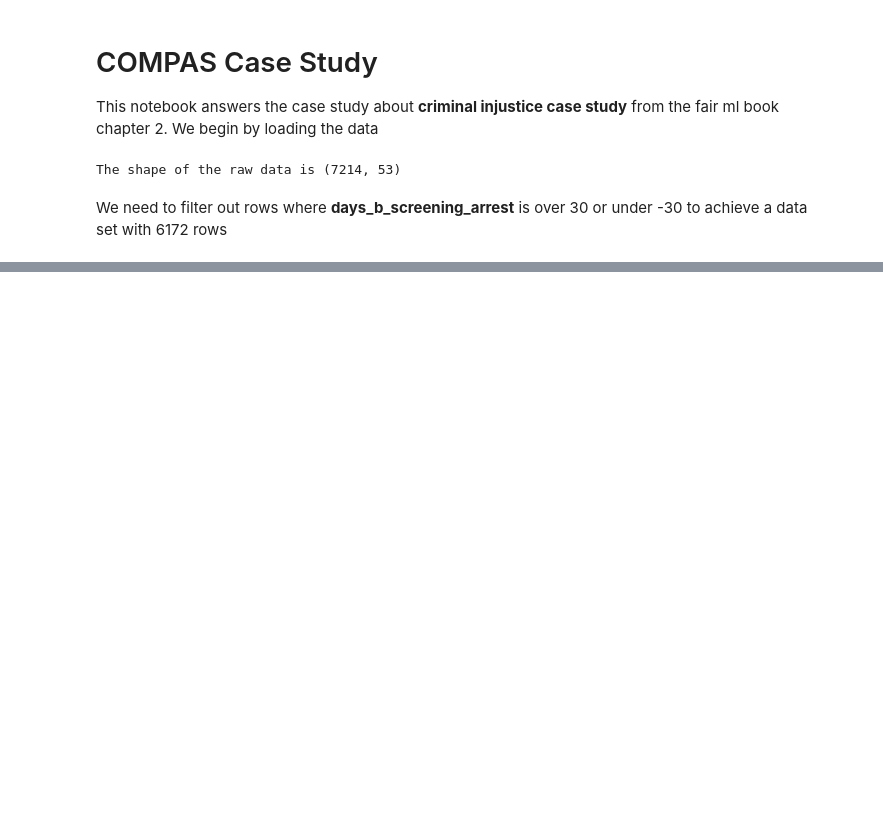
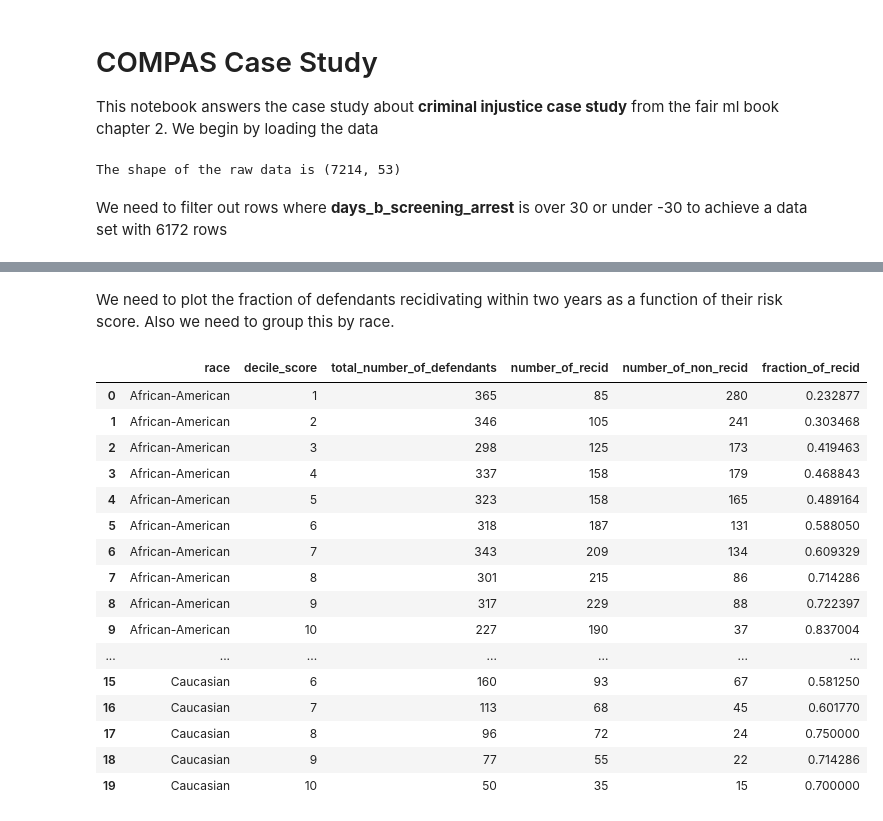
Before and after one commit to elisabethzinck/Fairness-oriented-interpretability-of-predictive-algorithms, a Jupyter notebook: src/random/compas-exercise-fairmlbook.ipynb, the cells around one changed output, grey strips where cells are left out. Drawn from its saved outputs; the diff is of its cells as text; code cells hidden in the pictures; blank space fills up the shorter version.

```diff
--- a/src/random/compas-exercise-fairmlbook.ipynb
+++ b/src/random/compas-exercise-fairmlbook.ipynb
@@ -39,0 +34,26 @@ compas.loc[(compas['two_year_recid']==1)].filter()
+# %% [markdown]
+We need to plot the fraction of defendants recidivating within two years as a function of their risk score. Also we need to group this by race.
+# %%
+compas_grouped = compas_subset.groupby(by=['race', 'decile_score']).agg(total_number_of_defendants=('id', 'count'),
+                                                                          number_of_recid=('two_year_recid', lambda x: np.count_nonzero(x)),
+                                                                          number_of_non_recid=('two_year_recid', lambda x: len(x)-np.count_nonzero(x)),
+                                                                          fraction_of_recid=('two_year_recid', lambda x: np.count_nonzero(x)/len(x))).reset_index()
+compas_grouped
+# %% [output]
+|  | race | decile_score | total_number_of_defendants | number_of_recid | number_of_non_recid | fraction_of_recid |
+| 0 | African-American | 1 | 365 | 85 | 280 | 0.232877 |
+| 1 | African-American | 2 | 346 | 105 | 241 | 0.303468 |
+| 2 | African-American | 3 | 298 | 125 | 173 | 0.419463 |
+| 3 | African-American | 4 | 337 | 158 | 179 | 0.468843 |
+| 4 | African-American | 5 | 323 | 158 | 165 | 0.489164 |
+| 5 | African-American | 6 | 318 | 187 | 131 | 0.588050 |
+| 6 | African-American | 7 | 343 | 209 | 134 | 0.609329 |
+| 7 | African-American | 8 | 301 | 215 | 86 | 0.714286 |
+| 8 | African-American | 9 | 317 | 229 | 88 | 0.722397 |
+| 9 | African-American | 10 | 227 | 190 | 37 | 0.837004 |
+| ... | ... | ... | ... | ... | ... | ... |
+| 15 | Caucasian | 6 | 160 | 93 | 67 | 0.581250 |
+| 16 | Caucasian | 7 | 113 | 68 | 45 | 0.601770 |
+| 17 | Caucasian | 8 | 96 | 72 | 24 | 0.750000 |
+| 18 | Caucasian | 9 | 77 | 55 | 22 | 0.714286 |
+| 19 | Caucasian | 10 | 50 | 35 | 15 | 0.700000 |
```
Also changed, not shown: parts of 8 cells of this notebook, 1 other file.
